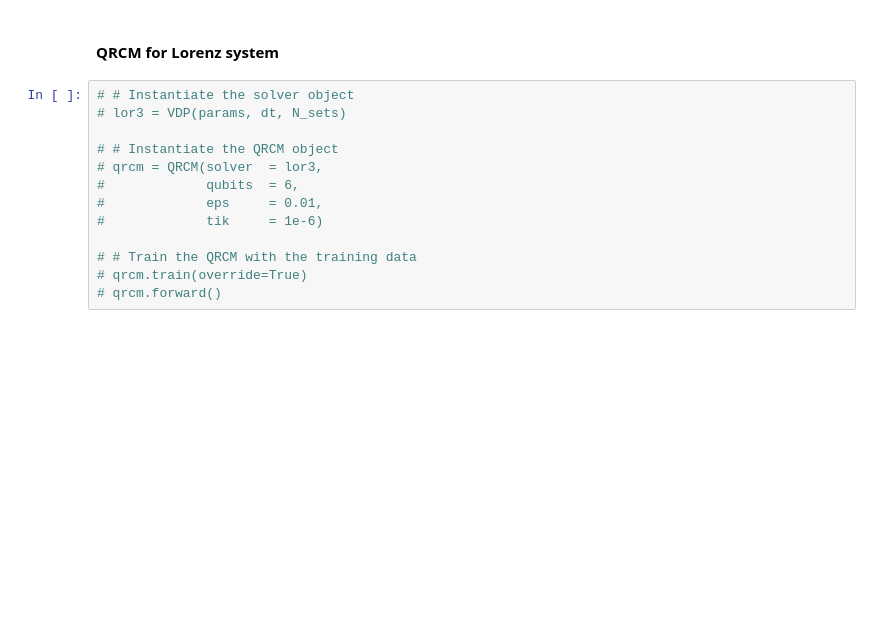
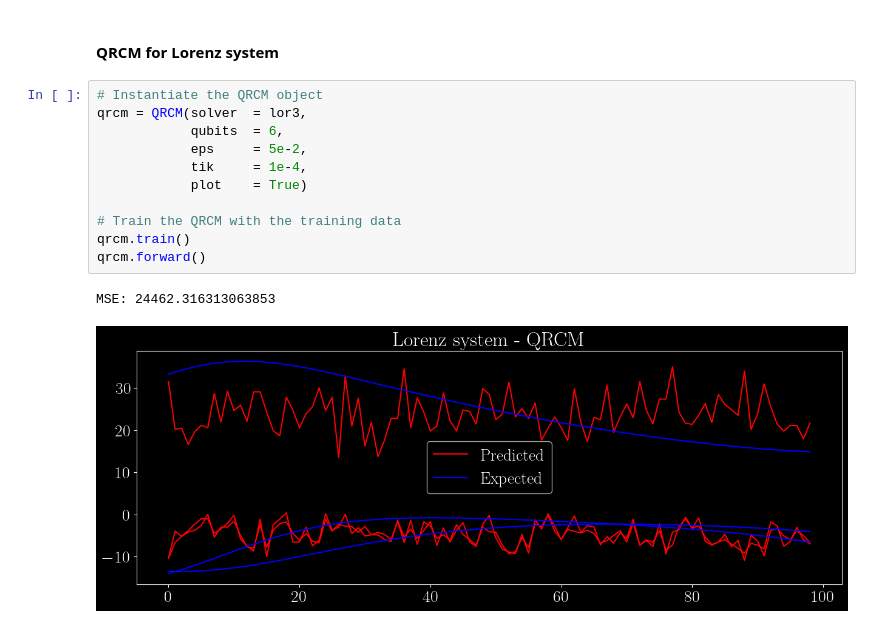
Before and after one commit to raihaan123/Quantum-Turbulence-Learning, a Jupyter notebook: src/main.ipynb, the cells around one changed output. Cells and saved outputs as stored; diff of their text form; blank space fills up the shorter version.

```diff
--- a/src/main.ipynb
+++ b/src/main.ipynb
@@ -46,15 +47,16 @@ MSE: 3021.3570781971207
 # %% [markdown]
 #### QRCM for Lorenz system
 # %%
-# # Instantiate the solver object
-# lor3 = VDP(params, dt, N_sets)
+# Instantiate the QRCM object
+qrcm = QRCM(solver  = lor3,
+            qubits  = 6,
+            eps     = 5e-2,
+            tik     = 1e-4,
+            plot    = True)
 
-# # Instantiate the QRCM object
-# qrcm = QRCM(solver  = lor3,
-#             qubits  = 6,
-#             eps     = 0.01,
-#             tik     = 1e-6)
-
-# # Train the QRCM with the training data
-# qrcm.train(override=True)
-# qrcm.forward()
+# Train the QRCM with the training data
+qrcm.train()
+qrcm.forward()
+# %% [output]
+MSE: 24462.316313063853
+[figure, added]
```
Also changed, not shown: parts of 5 cells of this notebook, 13 other files.
